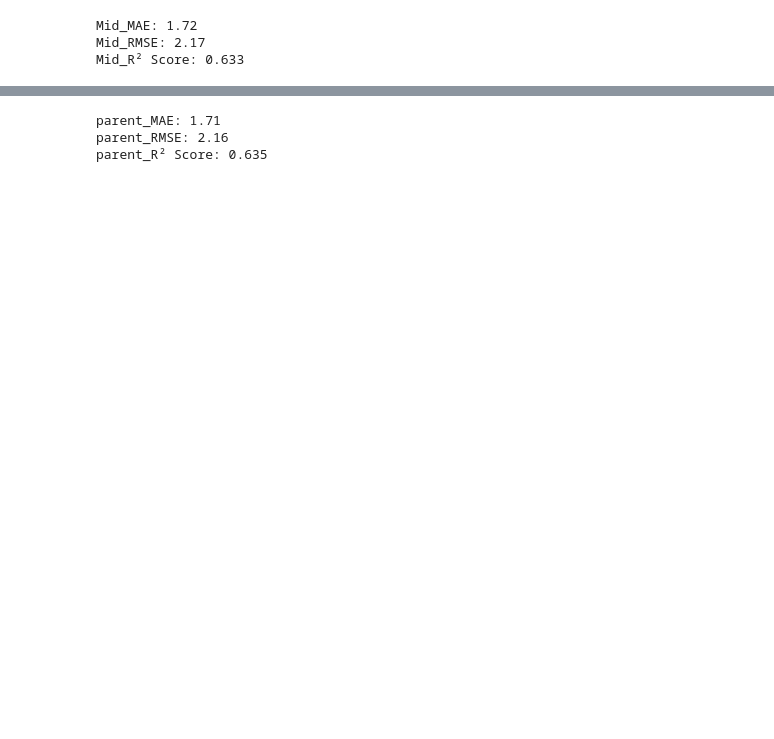
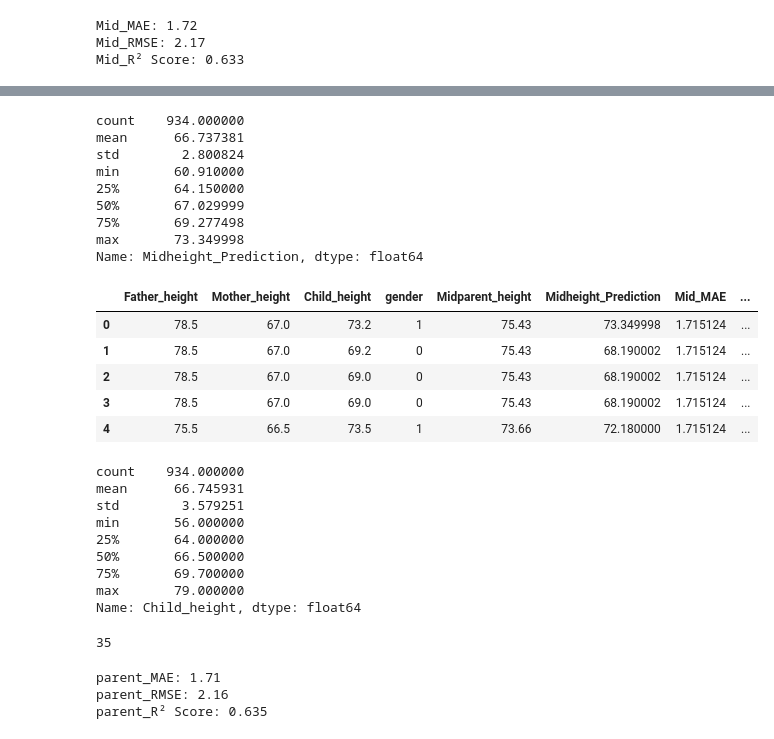
Before and after one commit to Theoceanisfull/SEIS632_Data_Analytics_Visualization_Final_Project, a Jupyter notebook: Galton_Data_Neural_Network_Regression_Predictions.ipynb, the cells around one changed output, grey strips where cells are left out. Cells and saved outputs as stored; diff of their text form; code cells hidden in the pictures; blank space fills up the shorter version.

```diff
--- a/Galton_Data_Neural_Network_Regression_Predictions.ipynb
+++ b/Galton_Data_Neural_Network_Regression_Predictions.ipynb
@@ -225,3 +225,34 @@ Intercept: -0.0032162040006369352
+# %%
+display(dataset['Midheight_Prediction'].describe())
+display(dataset.head())
+display(dataset['Child_height'].describe())
+display(len(dataset['Father_height'].unique()))
+# %% [output]
+count    934.000000
+mean      66.737381
+std        2.800824
+min       60.910000
+25%       64.150000
+50%       67.029999
+75%       69.277498
+max       73.349998
+Name: Midheight_Prediction, dtype: float64
+|  | Father_height | Mother_height | Child_height | gender | Midparent_height | Midheight_Prediction | Mid_MAE | ... |
+| 0 | 78.5 | 67.0 | 73.2 | 1 | 75.43 | 73.349998 | 1.715124 | ... |
+| 1 | 78.5 | 67.0 | 69.2 | 0 | 75.43 | 68.190002 | 1.715124 | ... |
+| 2 | 78.5 | 67.0 | 69.0 | 0 | 75.43 | 68.190002 | 1.715124 | ... |
+| 3 | 78.5 | 67.0 | 69.0 | 0 | 75.43 | 68.190002 | 1.715124 | ... |
+| 4 | 75.5 | 66.5 | 73.5 | 1 | 73.66 | 72.180000 | 1.715124 | ... |
+count    934.000000
+mean      66.745931
+std        3.579251
+min       56.000000
+25%       64.000000
+50%       66.500000
+75%       69.700000
+max       79.000000
+Name: Child_height, dtype: float64
+35
 # %%
 from sklearn.metrics import mean_absolute_error, mean_squared_error, r2_score
 import numpy as np
```
Also changed, not shown: parts of 8 cells of this notebook, 2 other files.
